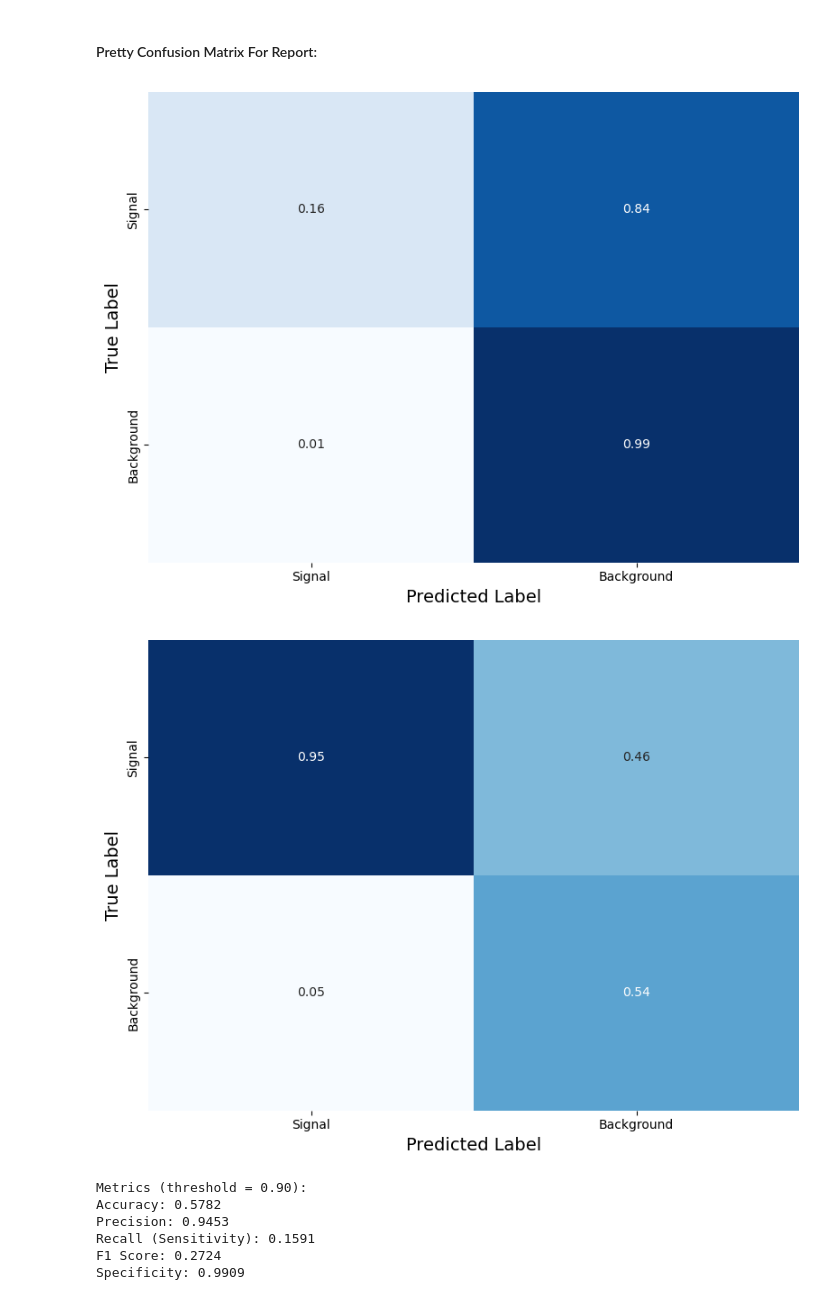
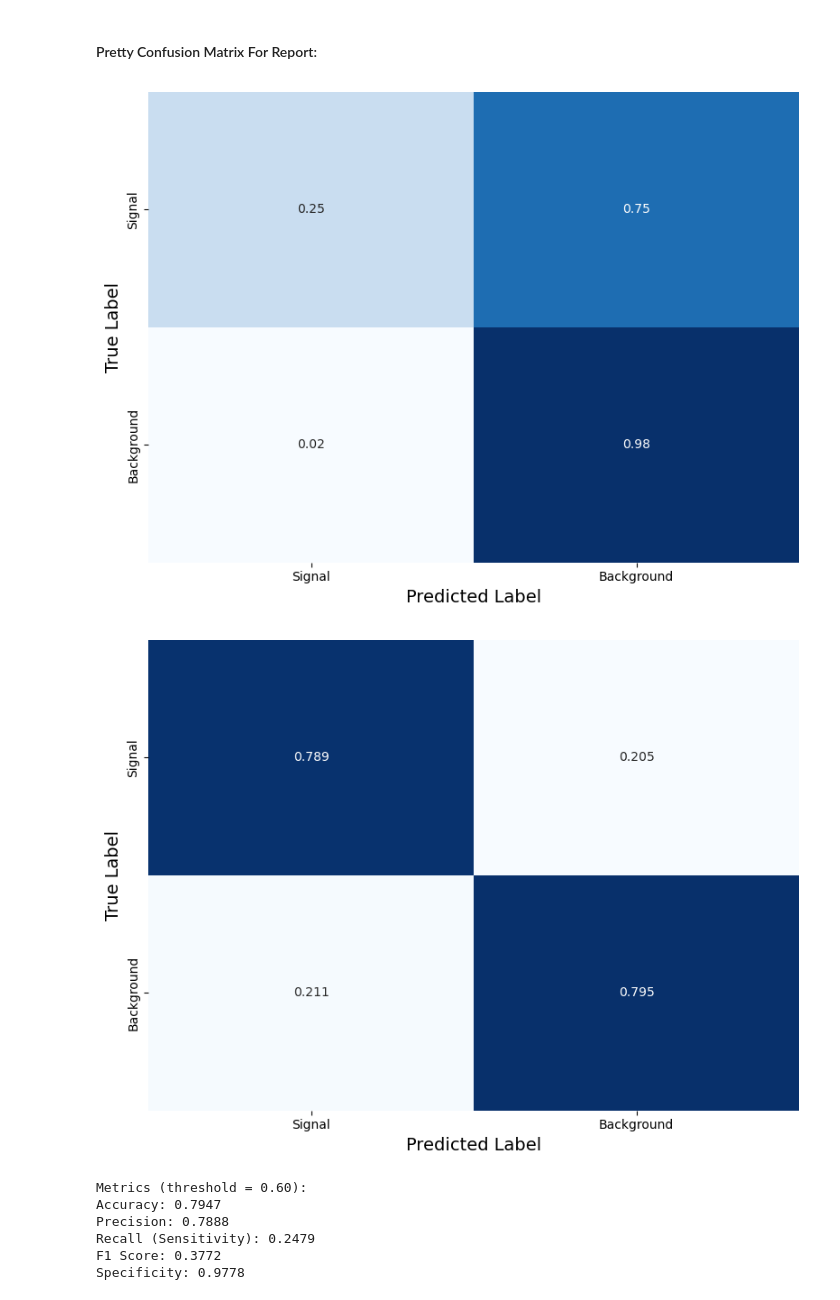
Before and after one commit to rabmc24/msci_project, a Jupyter notebook: MLP_new_data.ipynb, the cells around one changed output. Cells and saved outputs as stored; diff of their text form; code cells hidden in the pictures.

```diff
--- a/MLP_new_data.ipynb
+++ b/MLP_new_data.ipynb
@@ -17,6 +17,9 @@ background_data_ttdilep = pd.read_parquet('/dice/projects/CMS/Hinv/ml_datasets_U
 
 
 background_data = pd.concat([background_data_ttsemilep, background_data_tthadronic, background_data_ttdilep])
+# %%
+signal_data = pd.read_hdf('/dice/projects/CMS/Hinv/datasets_for_ml_training/ttH/df_ml_inputs.hd5')
+background_data = pd.read_hdf('/dice/projects/CMS/Hinv/datasets_for_ml_training/ttBar/df_ml_inputs.hd5')
 # %%
 ## DATA PREPARATION
 
@@ -70,7 +73,7 @@ data = prep(signal_data, background_data)
 features = [
     'DiJet_mass', 'HT', 'InputMet_InputJet_mindPhi', 'InputMet_pt', 'MHT_pt',
     'MinChi', 'MinOmegaHat', 'MinOmegaTilde','ldphi_bjet', 'ldphi_jet', 'ncleanedBJet',
-    'ncleanedJet', 'region', 'sdphi_bjet', 'sdphi_jet'
+    'ncleanedJet', 'sdphi_bjet', 'sdphi_jet'
 ]
 
 #scales features to have a mean = 0  and std = 1 (makes training more stable & efficient).
@@ -771,7 +833,7 @@ import numpy as np
 import matplotlib.pyplot as plt
 
 # Use the best threshold
-best_threshold = 0.90
+best_threshold = 0.6
 
 # Convert the output probabilities to binary predictions
 y_pred_binary = (np.array(all_outputs) > best_threshold).astype(int)
@@ -793,38 +855,38 @@ f1 = 2 * precision * recall / (precision + recall) if (precision + recall) > 0 e
 # Plot 1: Normalized by row (shows classification rate)
 plt.figure(figsize=(8, 6))
 conf_norm_row = conf_matrix.astype('float') / conf_matrix.sum(axis=1)[:, np.newaxis]
 sns.heatmap(conf_norm_row, annot=True, fmt='.2f', cmap='Blues',
             xticklabels=['Signal', 'Background'],
             yticklabels=['Signal', 'Background'],cbar=False)
 plt.xlabel('Predicted Label', fontsize=14)
 plt.ylabel('True Label', fontsize=14)
 plt.tight_layout()
 plt.show()
 
 # Plot 2: Normalized by column (shows precision)
 plt.figure(figsize=(8, 6))
 conf_norm_col = conf_matrix.astype('float') / conf_matrix.sum(axis=0)[np.newaxis, :]
-sns.heatmap(conf_norm_col, annot=True, fmt='.2f', cmap='Blues',
+sns.heatmap(conf_norm_col, annot=True, fmt='.3f', cmap='Blues',
             xticklabels=['Signal', 'Background'],
             yticklabels=['Signal', 'Background'], cbar=False)
 plt.xlabel('Predicted Label', fontsize=14)
 plt.ylabel('True Label', fontsize=14)
 plt.tight_layout()
 plt.show()
 
 # Print metrics
 print(f"Metrics (threshold = {best_threshold:.2f}):")
 print(f"Accuracy: {accuracy:.4f}")
 print(f"Precision: {precision:.4f}")
 print(f"Recall (Sensitivity): {recall:.4f}")
 print(f"F1 Score: {f1:.4f}")
 print(f"Specificity: {tn/(tn+fp):.4f}")
 # %% [output]
 [figure]
-[figure, old version]
+[figure, new version]
-Metrics (threshold = 0.90):
-Accuracy: 0.5782
-Precision: 0.9453
-Recall (Sensitivity): 0.1591
-F1 Score: 0.2724
-Specificity: 0.9909
+Metrics (threshold = 0.60):
+Accuracy: 0.7947
+Precision: 0.7888
+Recall (Sensitivity): 0.2479
+F1 Score: 0.3772
+Specificity: 0.9778
```
Also changed, not shown: parts of 18 cells of this notebook, 42 other files.
